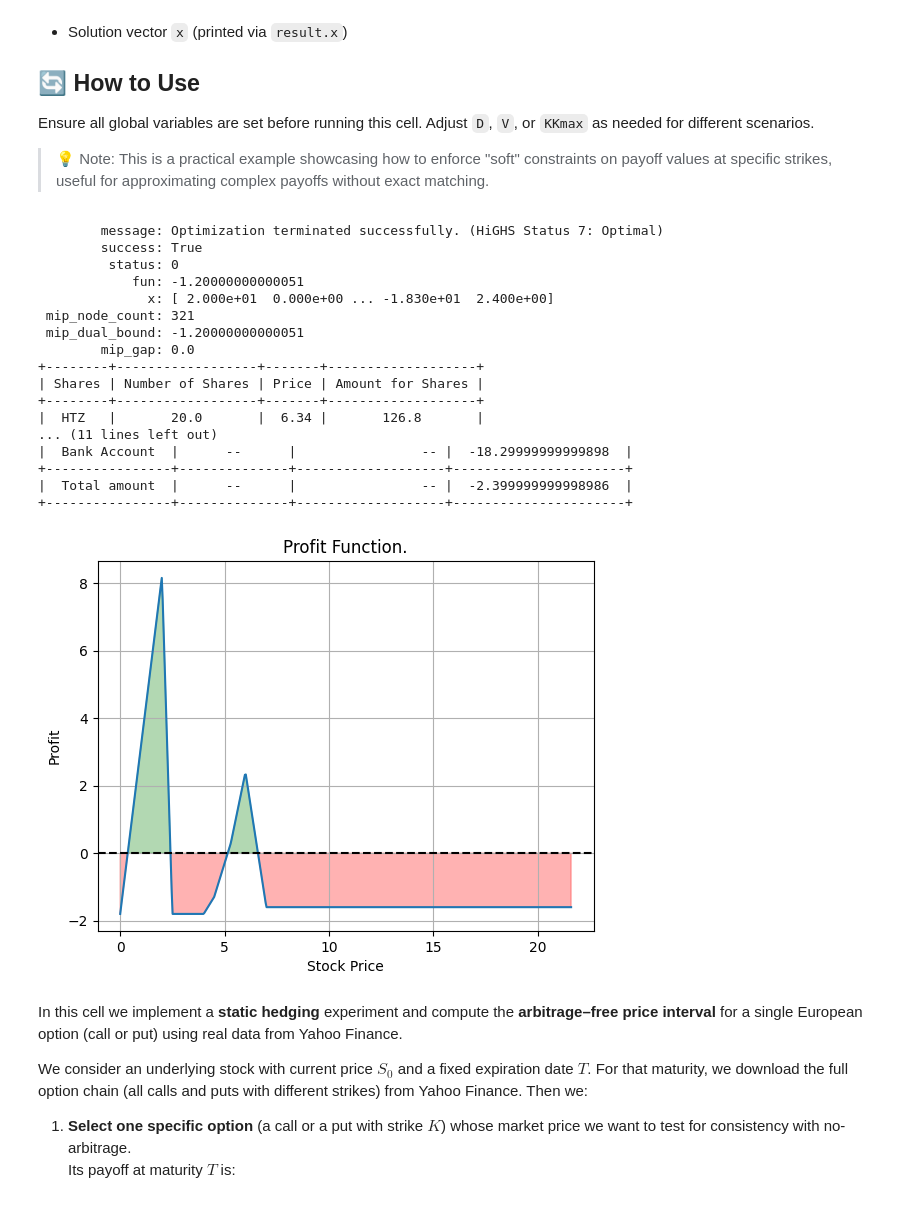
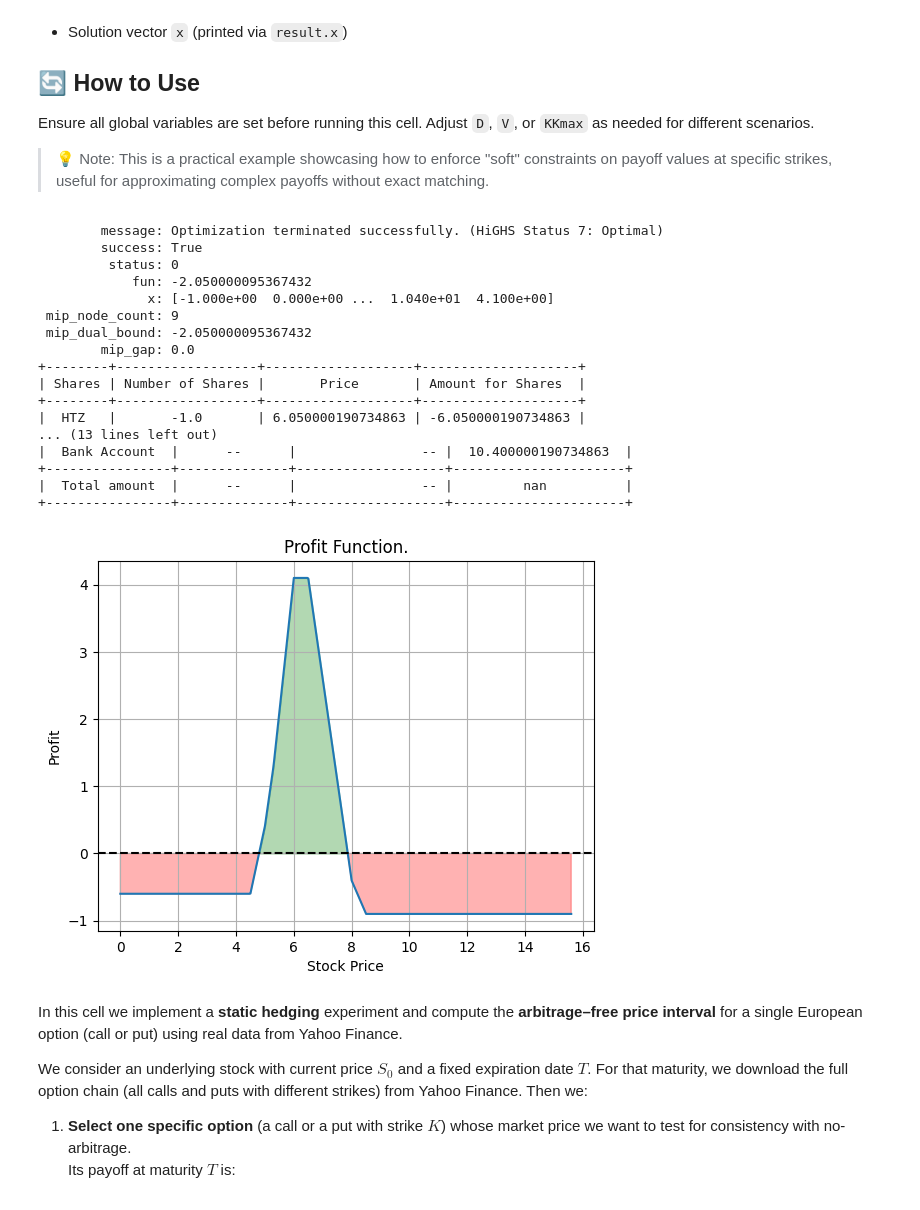
Before and after one commit to nikoshalidias/Financial-Engineering, a Jupyter notebook: Minimum_Loss_Writer_Buyer_Option_and_Hedging.ipynb, the cells around one changed output. Saved outputs shown, nothing was run; the diff lists cells and outputs as text; code cells hidden in the pictures.

```diff
--- a/Minimum_Loss_Writer_Buyer_Option_and_Hedging.ipynb
+++ b/Minimum_Loss_Writer_Buyer_Option_and_Hedging.ipynb
@@ -2001,8 +2066,46 @@ Ensure all required global variables (Firm, ExpirationDate, payoff_function, etc
 
 > 💡 Tip: This formulation is useful when you want to approximate a complex payoff with minimal deviation at key strike prices, rather than exact matching.
 # %%
-def run_options_milp_kmax_buyer(D, V, KKmax):
+def run_options_milp_kmax_buyer(D, V, KKmax, option_limits=None):
     import numpy as np
+
+    # Explicit option-count bounds for Colab execution.
+    # Prefer the option_limits argument; otherwise use OPTION_LIMITS from the first cell.
+    option_limit_names = [
+        "max_number_of_total_call_options_to_buy",
+        "max_number_of_total_put_options_to_buy",
+        "max_number_of_total_call_options_to_sell",
+        "max_number_of_total_put_options_to_sell",
+        "max_number_of_call_options_to_buy",
+        "max_number_of_put_options_to_buy",
+        "max_number_of_call_options_to_sell",
+        "max_number_of_put_options_to_sell",
+    ]
+    if option_limits is None:
+        g = globals()
+        if "OPTION_LIMITS" in g:
+            option_limits = g["OPTION_LIMITS"]
+        else:
+            missing = [name for name in option_limit_names if name not in g]
+            if missing:
+                raise NameError(
+                    "Missing option-count bounds from the first cell: "
+                    f"{missing}. Run the first configuration cell before this cell."
+                )
+            option_limits = {name: g[name] for name in option_limit_names}
+
+    missing_option_limits = [name for name in option_limit_names if name not in option_limits]
+    if missing_option_limits:
+        raise KeyError(f"Missing keys in option_limits: {missing_option_limits}")
+
+    max_number_of_total_call_options_to_buy = option_limits["max_number_of_total_call_options_to_buy"]
+    max_number_of_total_put_options_to_buy = option_limits["max_number_of_total_put_options_to_buy"]
+    max_number_of_total_call_options_to_sell = option_limits["max_number_of_total_call_options_to_sell"]
+    max_number_of_total_put_options_to_sell = option_limits["max_number_of_total_put_options_to_sell"]
+    max_number_of_call_options_to_buy = option_limits["max_number_of_call_options_to_buy"]
+    max_number_of_put_options_to_buy = option_limits["max_number_of_put_options_to_buy"]
+    max_number_of_call_options_to_sell = option_limits["max_number_of_call_options_to_sell"]
+    max_number_of_put_options_to_sell = option_limits["max_number_of_put_options_to_sell"]
 
     #######################################################################################################################
     # Here is the function that download the data from yahoo finance
@@ -2341,26 +2444,26 @@ Ensure all global variables are set before running this cell. Adjust `D`, `V`, o
 # %%
 # Ρύθμισε ΟΛΑ τα υπόλοιπα (Data_given, Firm, ExpirationDate, payoff_function, κ.λπ.) όπως ήδη κάνεις
 # και κάλεσε:
-run_options_milp_kmax_buyer(D=2,V=2.4, KKmax=np.array([[6,0.5]]))
+run_options_milp_kmax_buyer(D=1, V=-1.12, KKmax=np.array([[6,0.5]]), option_limits=OPTION_LIMITS)
 # %% [output]
         message: Optimization terminated successfully. (HiGHS Status 7: Optimal)
         success: True
          status: 0
-            fun: -1.20000000000051
-              x: [ 2.000e+01  0.000e+00 ... -1.830e+01  2.400e+00]
- mip_node_count: 321
- mip_dual_bound: -1.20000000000051
+            fun: -2.050000095367432
+              x: [-1.000e+00  0.000e+00 ...  1.040e+01  4.100e+00]
+ mip_node_count: 9
+ mip_dual_bound: -2.050000095367432
         mip_gap: 0.0
-+--------+------------------+-------+-------------------+
-| Shares | Number of Shares | Price | Amount for Shares |
-+--------+------------------+-------+-------------------+
-|  ΗΤΖ   |       20.0       |  6.34 |       126.8       |
-... (11 lines left out)
-|  Bank Account  |      --      |                -- |  -18.29999999999898  |
++--------+------------------+-------------------+--------------------+
+| Shares | Number of Shares |       Price       | Amount for Shares  |
++--------+------------------+-------------------+--------------------+
+|  HTZ   |       -1.0       | 6.050000190734863 | -6.050000190734863 |
+... (13 lines left out)
+|  Bank Account  |      --      |                -- |  10.400000190734863  |
 +----------------+--------------+-------------------+----------------------+
-|  Total amount  |      --      |                -- |  -2.399999999998986  |
+|  Total amount  |      --      |                -- |         nan          |
 +----------------+--------------+-------------------+----------------------+
-[figure, old version]
+[figure, new version]
 # %% [markdown]
 In this cell we implement a **static hedging** experiment and compute the **arbitrage–free price interval** for a single European option (call or put) using real data from Yahoo Finance.
 
```
Also changed, not shown: parts of 10 cells of this notebook.
